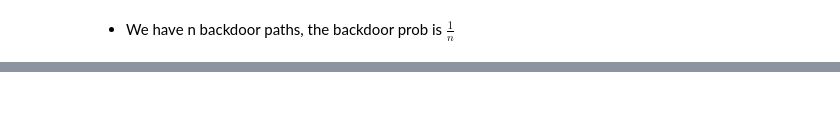
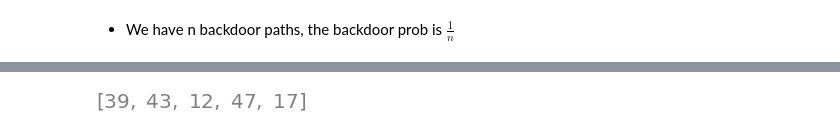
Before and after one commit to sainyam/Hyper-Code, a Jupyter notebook: ranking_query/German_exp.ipynb, the cells around one changed output, grey strips where cells are left out. Drawn from its saved outputs; the diff is of its cells as text; code cells hidden in the pictures; blank space fills up the shorter version.

```diff
--- a/ranking_query/German_exp.ipynb
+++ b/ranking_query/German_exp.ipynb
@@ -486 +321,5 @@ def Comp_Greedy_Algo_backdoor(row_indexes,G, df, k, target_column, vars_test,thr
+# %%
+row_indexes
+# %% [output]
+[figure, added]
 # %%
```
Also changed, not shown: parts of 38 cells of this notebook.
